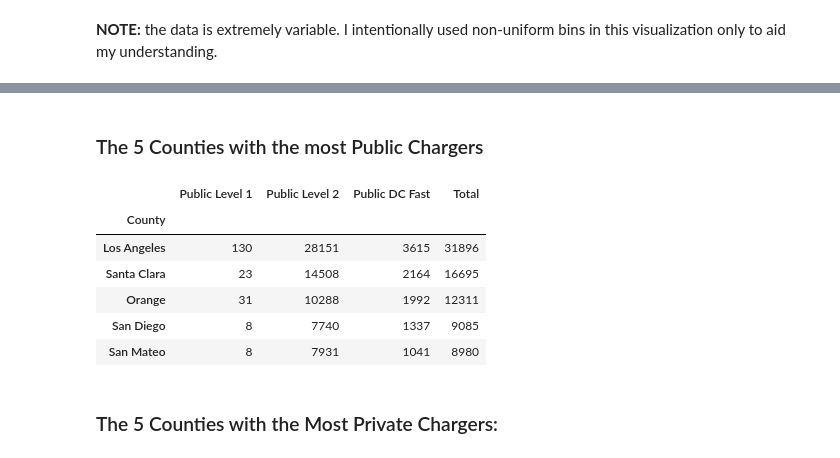
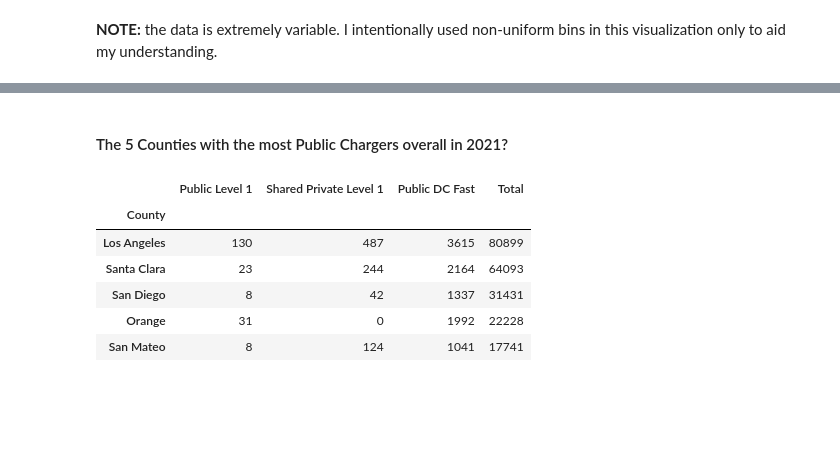
Before and after one commit to sshariz/evcharger, a Jupyter notebook: ev.ipynb, the cells around one changed output, grey strips where cells are left out. Cells and saved outputs as stored; diff of their text form; code cells hidden in the pictures; blank space fills up the shorter version.

```diff
--- a/ev.ipynb
+++ b/ev.ipynb
@@ -274,14 +404,13 @@ ev21.groupby("County").sum().sort_values("Total", ascending=False).iloc[1:6, :]#
 # %% [markdown]
-### The 5 Counties with the most Public Chargers
+#### The 5 Counties with the most Public Chargers overall in 2021?
 # %%
+public21 = ev21[["County", "Public Level 1", "Shared Private Level 1", "Public DC Fast", "Total"]]#.sum()
 public21.groupby("County").sum().sort_values("Total", ascending=False).iloc[1:6, :]
 # %% [output]
-|  | Public Level 1 | Public Level 2 | Public DC Fast | Total |
+|  | Public Level 1 | Shared Private Level 1 | Public DC Fast | Total |
 | County |  |  |  |  |
-| Los Angeles | 130 | 28151 | 3615 | 31896 |
-| Santa Clara | 23 | 14508 | 2164 | 16695 |
-| Orange | 31 | 10288 | 1992 | 12311 |
-| San Diego | 8 | 7740 | 1337 | 9085 |
-| San Mateo | 8 | 7931 | 1041 | 8980 |
+| Los Angeles | 130 | 487 | 3615 | 80899 |
+| Santa Clara | 23 | 244 | 2164 | 64093 |
+| San Diego | 8 | 42 | 1337 | 31431 |
+| Orange | 31 | 0 | 1992 | 22228 |
+| San Mateo | 8 | 124 | 1041 | 17741 |
-# %% [markdown]
-### The 5 Counties with the Most Private Chargers:
```
Also changed, not shown: parts of 36 cells of this notebook.
